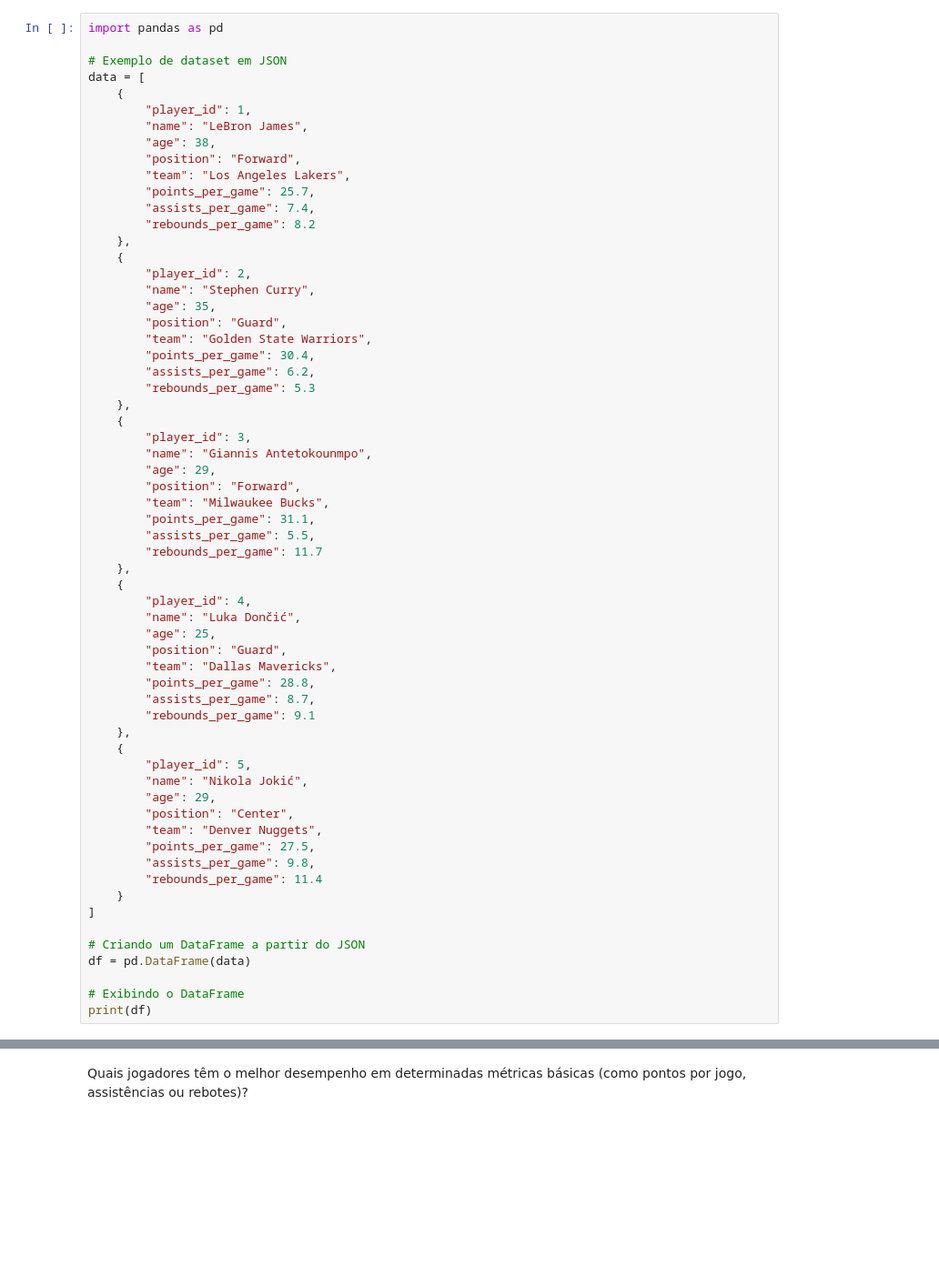
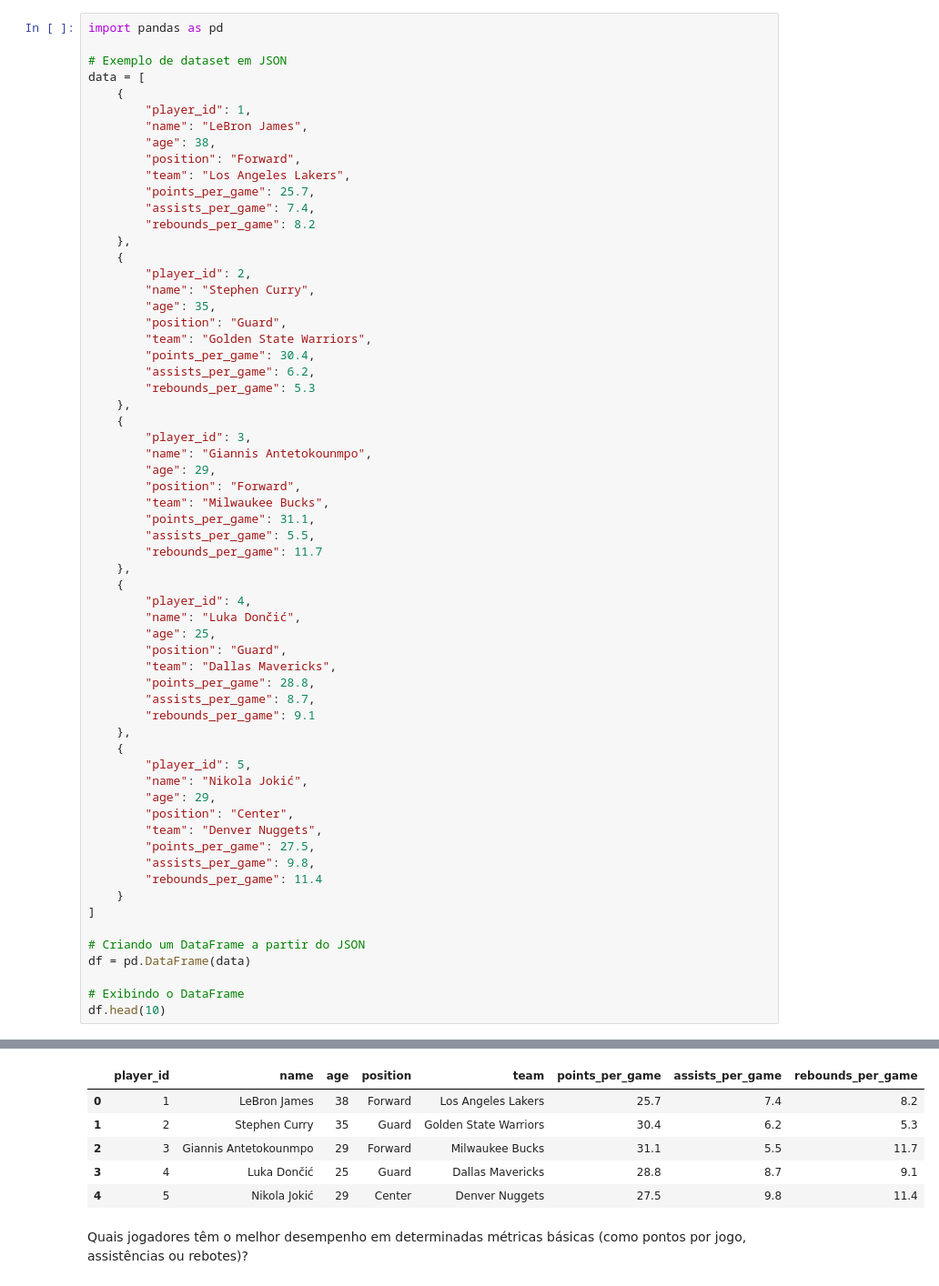
Before and after one commit to jeniferGoncalvesDaSilvaDev/Nba_players_analysis, a Jupyter notebook: Nba_stats_analysis.ipynb, the cells around one changed output, grey strips where cells are left out. Shown: that part at 91% size. Drawn from its saved outputs; the diff is of its cells as text; blank space fills up the shorter version.

```diff
--- a/Nba_stats_analysis.ipynb
+++ b/Nba_stats_analysis.ipynb
@@ -61,5 +61,5 @@ data = [
 df = pd.DataFrame(data)
 
 # Exibindo o DataFrame
-print(df)
+df.head(10)
 # %% [output]
@@ -79,2 +66,8 @@ print(df)
+|  | player_id | name | age | position | team | points_per_game | assists_per_game | rebounds_per_game |
+| 0 | 1 | LeBron James | 38 | Forward | Los Angeles Lakers | 25.7 | 7.4 | 8.2 |
+| 1 | 2 | Stephen Curry | 35 | Guard | Golden State Warriors | 30.4 | 6.2 | 5.3 |
+| 2 | 3 | Giannis Antetokounmpo | 29 | Forward | Milwaukee Bucks | 31.1 | 5.5 | 11.7 |
+| 3 | 4 | Luka Dončić | 25 | Guard | Dallas Mavericks | 28.8 | 8.7 | 9.1 |
+| 4 | 5 | Nikola Jokić | 29 | Center | Denver Nuggets | 27.5 | 9.8 | 11.4 |
 # %% [markdown]
 Quais jogadores têm o melhor desempenho em determinadas métricas básicas (como pontos por jogo, assistências ou rebotes)?
```
Also changed, not shown: parts of 6 cells of this notebook.
